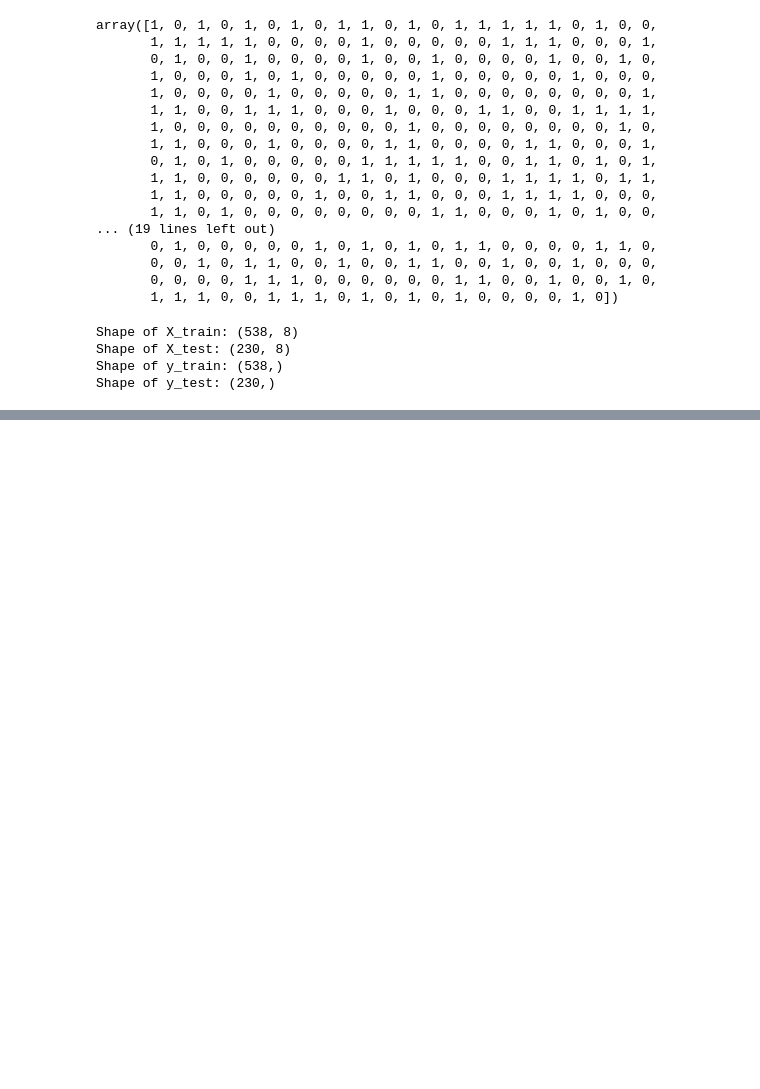
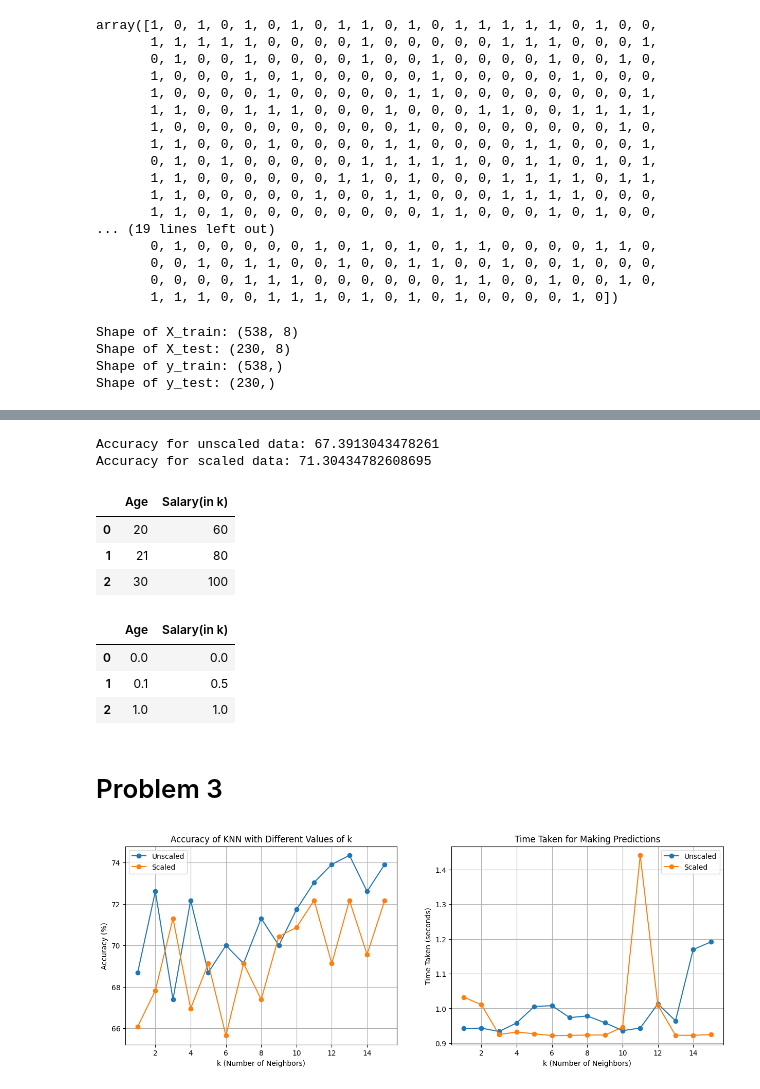
Before and after one commit to udayastrix/5CS037-2024-Udaya-Poudel, a Jupyter notebook: UdayaPoudel_2413993_worksheet4.ipynb, the cells around one changed output, grey strips where cells are left out. Drawn from its saved outputs; the diff is of its cells as text; code cells hidden in the pictures; blank space fills up the shorter version.

```diff
--- a/UdayaPoudel_2413993_worksheet4.ipynb
+++ b/UdayaPoudel_2413993_worksheet4.ipynb
@@ -115,0 +238,68 @@ diabetes.head()
+# %%
+X_train_scaled=(X_train-np.min(X_train,axis=0))/(np.max(X_train,axis=0)-np.min(X_train,axis=0))
+X_test_scaled=(X_test-np.min(X_train,axis=0))/(np.max(X_train,axis=0)-np.min(X_train,axis=0))
+k=3
+predictions_unscaled=knn_predict(X_test,X_train,y_train,k)
+predictions_scaled=knn_predict(X_test_scaled,X_train_scaled,y_train,k)
+accuracy_unscaled=compute_accuracy(y_test,predictions_unscaled)
+accuracy_scaled=compute_accuracy(y_test,predictions_scaled)
+print("Accuracy for unscaled data:",accuracy_unscaled)
+print("Accuracy for scaled data:",accuracy_scaled)
+# %% [output]
+Accuracy for unscaled data: 67.3913043478261
+Accuracy for scaled data: 71.30434782608695
+# %%
+sal=pd.DataFrame({'Age': [20, 21,30],'Salary(in k)': [60, 80,100]})
+sal
+# %% [output]
+|  | Age | Salary(in k) |
+| 0 | 20 | 60 |
+| 1 | 21 | 80 |
+| 2 | 30 | 100 |
+# %%
+sal_scaled=(sal-np.min(sal,axis=0))/(np.max(sal,axis=0)-np.min(sal,axis=0))
+sal_scaled
+# %% [output]
+|  | Age | Salary(in k) |
+| 0 | 0.0 | 0.0 |
+| 1 | 0.1 | 0.5 |
+| 2 | 1.0 | 1.0 |
+# %% [markdown]
+# Problem 3
+# %%
+# creating a function to find the accuracy rate and time
+def exp_knn_values(X_train,y_train,X_test,y_test,k_values):
+  accuracies=[]
+  time_taken=[]
+  for k in k_values:
+    start_time=time()
+    predictions=knn_predict(X_test,X_train,y_train,k)
+    end_time=time()
+    accuracy=compute_accuracy(y_test,predictions)
+    accuracies.append(accuracy)
+    time_taken.append(end_time-start_time)
+  return accuracies,time_taken
+# %%
+k=range(1,16)
+accuracies_unscaled,time_taken_unscaled=exp_knn_values(X_train,y_train,X_test,y_test,k)
+accuracies_scaled,time_taken_scaled=exp_knn_values(X_train_scaled,y_train,X_test_scaled,y_test,k)
+# %%
+plt.figure(figsize=(15,5))
+plt.subplot(1,2,1)
+plt.plot(k,accuracies_unscaled,marker='o',label='Unscaled')
+plt.plot(k,accuracies_scaled,marker='o',label='Scaled')
+plt.xlabel('k (Number of Neighbors)')
+plt.ylabel('Accuracy (%)')
+plt.title('Accuracy of KNN with Different Values of k')
+plt.legend()
+plt.grid(True)
+plt.subplot(1,2,2)
+plt.plot(k,time_taken_unscaled,marker='o',label='Unscaled')
+plt.plot(k,time_taken_scaled,marker='o',label='Scaled')
+plt.xlabel('k (Number of Neighbors)')
+plt.ylabel('Time Taken (seconds)')
+plt.title('Time Taken for Making Predictions')
+plt.legend()
+plt.grid(True)
+# %% [output]
+[figure, added]
```
Also changed, not shown: parts of 23 cells of this notebook.
